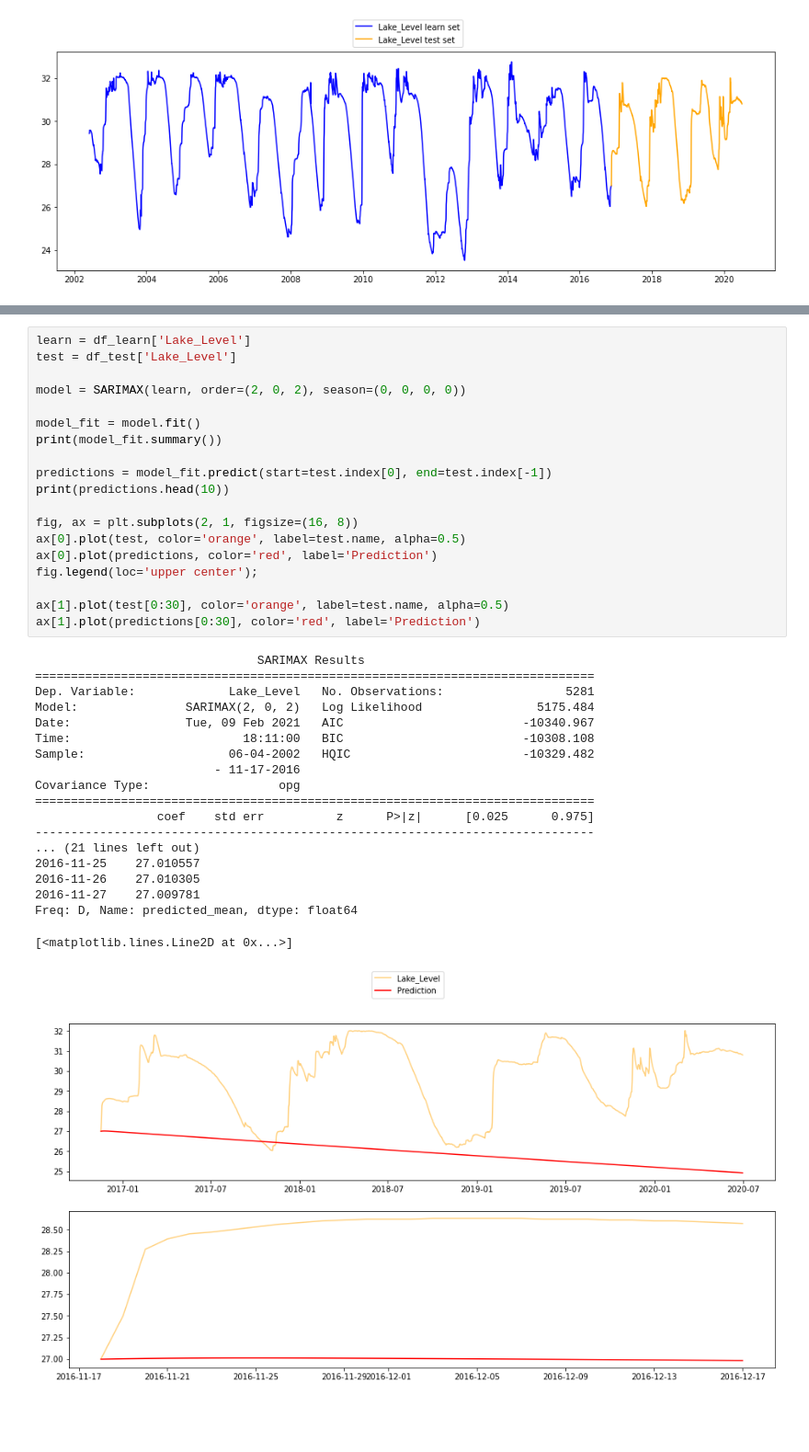
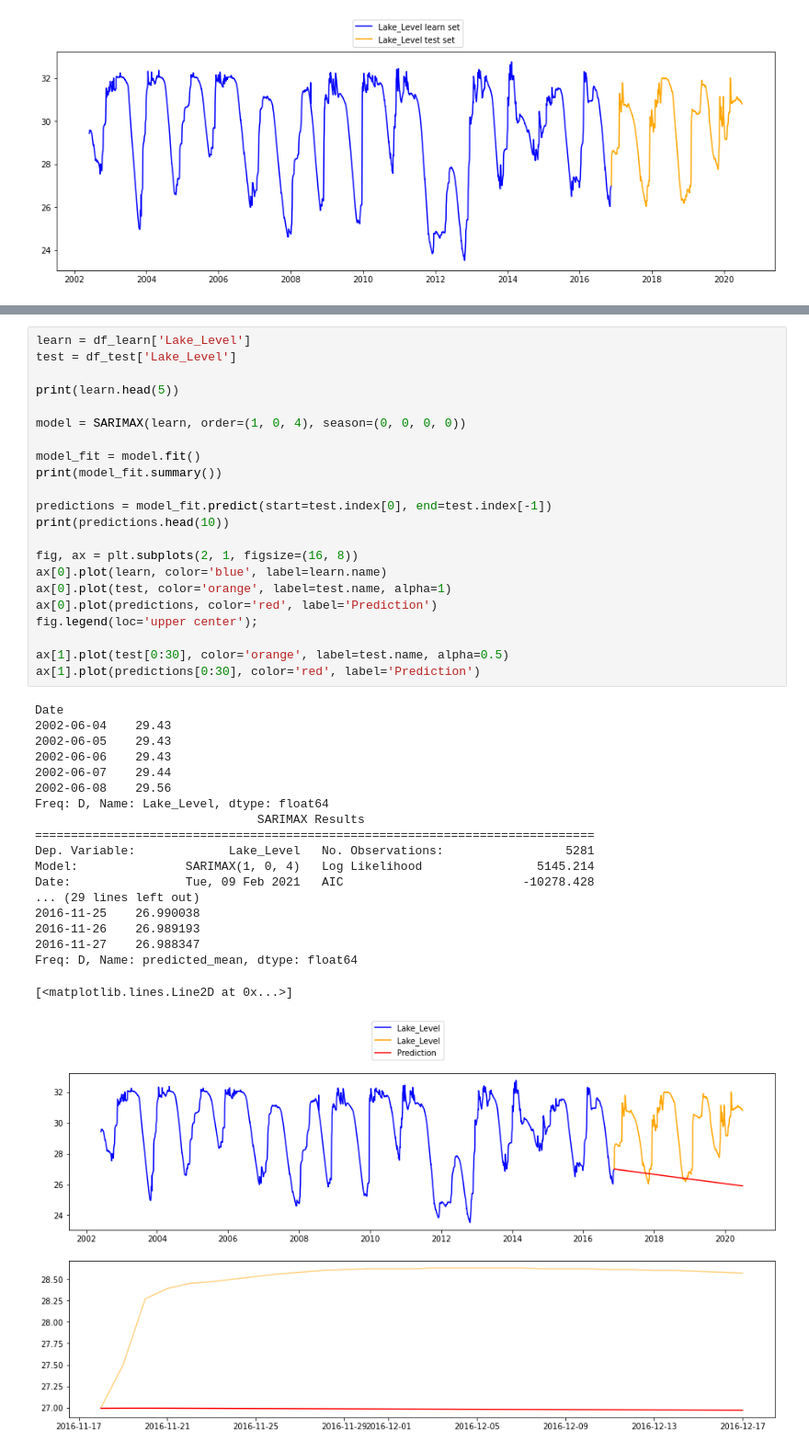
Before and after one commit to KlemenKozelj/master_thesis, a Jupyter notebook: 02_Lake_Bilancino_Time_Series.ipynb, the cells around one changed output, grey strips where cells are left out. Shown at 92% size. Drawn from its saved outputs; the diff is of its cells as text; blank space fills up the shorter version.

```diff
--- a/02_Lake_Bilancino_Time_Series.ipynb
+++ b/02_Lake_Bilancino_Time_Series.ipynb
@@ -223,39 +256,42 @@ Date
 # %%
 learn = df_learn['Lake_Level']
 test = df_test['Lake_Level']
 
-model = SARIMAX(learn, order=(2, 0, 2), season=(0, 0, 0, 0))
+print(learn.head(5))
+
+model = SARIMAX(learn, order=(1, 0, 4), season=(0, 0, 0, 0))
 
 model_fit = model.fit()
 print(model_fit.summary())
 
 predictions = model_fit.predict(start=test.index[0], end=test.index[-1])
 print(predictions.head(10))
 
 fig, ax = plt.subplots(2, 1, figsize=(16, 8))
-ax[0].plot(test, color='orange', label=test.name, alpha=0.5)
+ax[0].plot(learn, color='blue', label=learn.name)
+ax[0].plot(test, color='orange', label=test.name, alpha=1)
 ax[0].plot(predictions, color='red', label='Prediction')
 fig.legend(loc='upper center');
 
 ax[1].plot(test[0:30], color='orange', label=test.name, alpha=0.5)
 ax[1].plot(predictions[0:30], color='red', label='Prediction')
 # %% [output]
+Date
+2002-06-04    29.43
+2002-06-05    29.43
+2002-06-06    29.43
+2002-06-07    29.44
+2002-06-08    29.56
+Freq: D, Name: Lake_Level, dtype: float64
                                SARIMAX Results
 ==============================================================================
 Dep. Variable:             Lake_Level   No. Observations:                 5281
-Model:               SARIMAX(2, 0, 2)   Log Likelihood                5175.484
-Date:                Tue, 09 Feb 2021   AIC                         -10340.967
-Time:                        18:11:00   BIC                         -10308.108
-Sample:                    06-04-2002   HQIC                        -10329.482
-                         - 11-17-2016
-Covariance Type:                  opg
-==============================================================================
-                 coef    std err          z      P>|z|      [0.025      0.975]
-------------------------------------------------------------------------------
-... (21 lines left out)
-2016-11-25    27.010557
-2016-11-26    27.010305
-2016-11-27    27.009781
+Model:               SARIMAX(1, 0, 4)   Log Likelihood                5145.214
+Date:                Tue, 09 Feb 2021   AIC                         -10278.428
+... (29 lines left out)
+2016-11-25    26.990038
+2016-11-26    26.989193
+2016-11-27    26.988347
 Freq: D, Name: predicted_mean, dtype: float64
 [<matplotlib.lines.Line2D at 0x...>]
-[figure, old version]
+[figure, new version]
```
Also changed, not shown: parts of 3 cells of this notebook.
